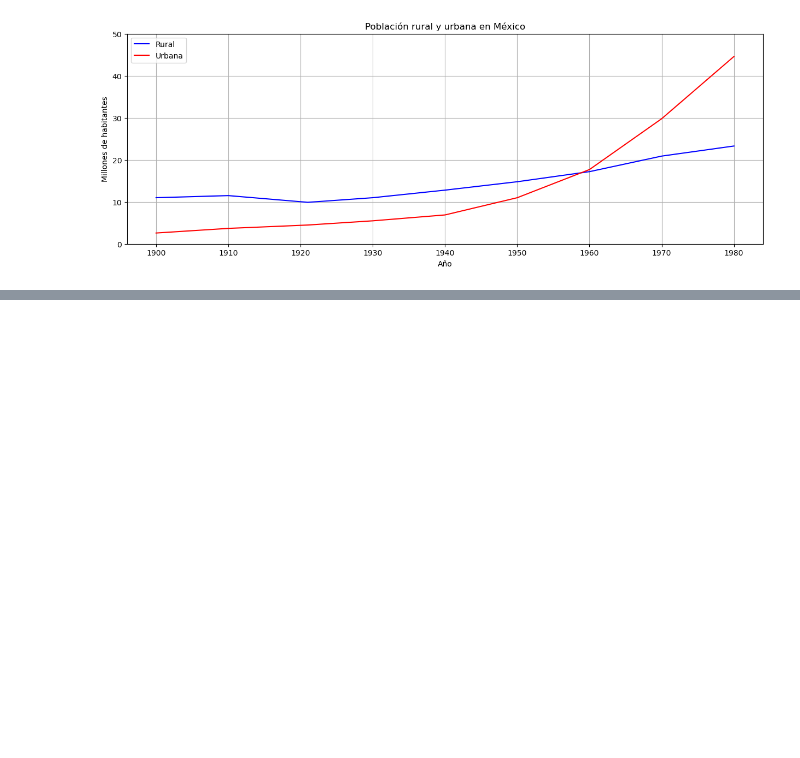
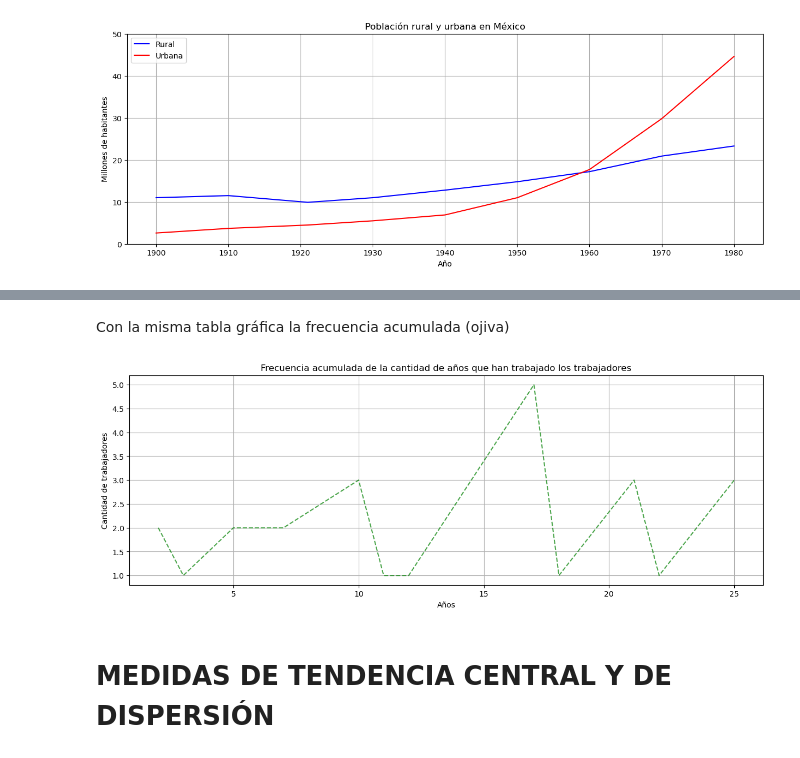
Before and after one commit to leon-mtz07/Probability_and_Stadistics, a Jupyter notebook: Estadística.ipynb, the cells around one changed output, grey strips where cells are left out. Saved outputs shown, nothing was run; the diff lists cells and outputs as text; code cells hidden in the pictures; blank space fills up the shorter version.

```diff
--- a/Estadística.ipynb
+++ b/Estadística.ipynb
@@ -401,0 +491,15 @@ plt.show()
+# %% [markdown]
+Con la misma tabla gráfica la frecuencia acumulada (ojiva)
+# %%
+# Gráficar
+plt.figure(figsize = (15, 5))
+plt.plot(antiguedad_DF['Fa'], antiguedad_DF['Trabajadores'], color='green', alpha=0.7, linestyle='--')
+plt.title('Frecuencia acumulada de la cantidad de años que han trabajado los trabajadores')
+plt.xlabel('Años')
+plt.ylabel('Cantidad de trabajadores')
+plt.grid(True)
+plt.show()
+# %% [output]
+[figure, added]
+# %% [markdown]
+# **MEDIDAS DE TENDENCIA CENTRAL Y DE DISPERSIÓN**
```
Also changed, not shown: parts of 117 cells of this notebook.
